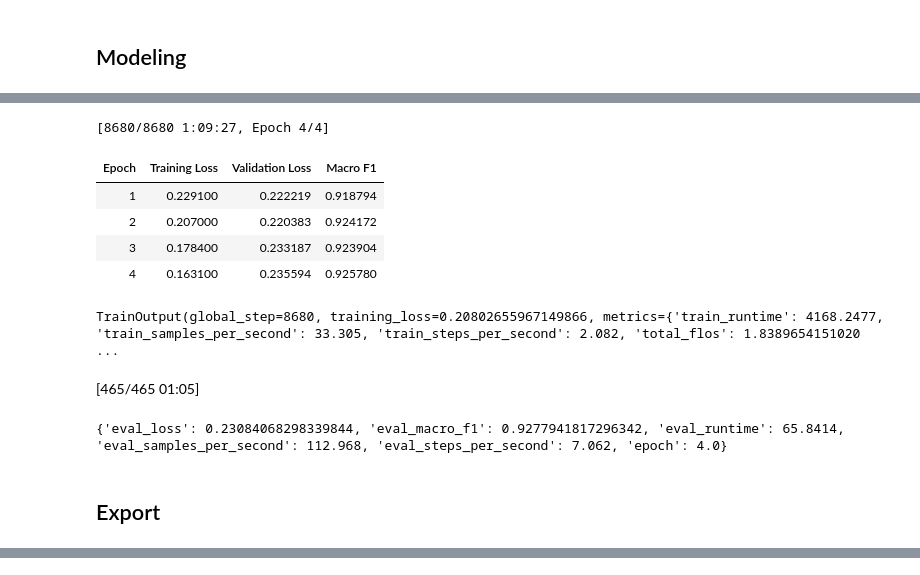
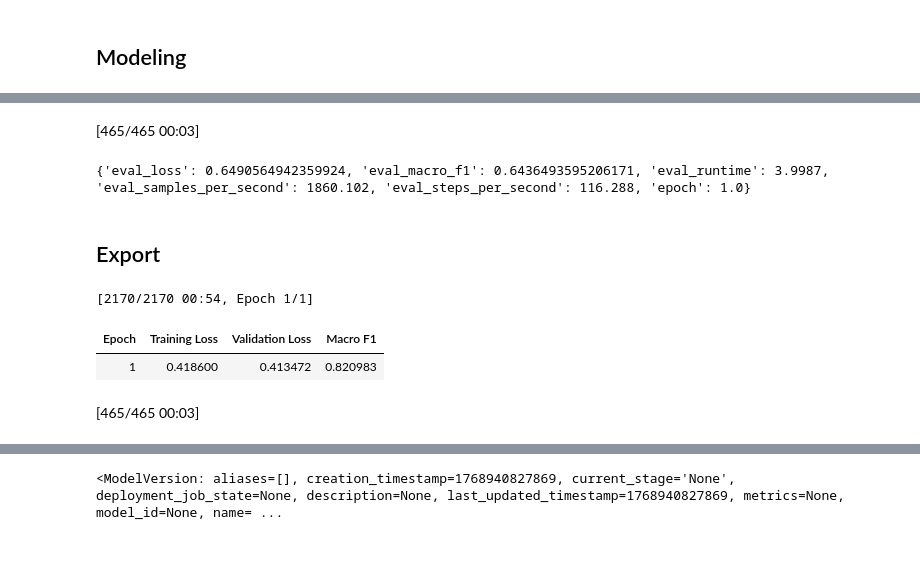
Before and after one commit to SantiagoDeStefano/ml-ops, a Jupyter notebook: film_sentiment.ipynb, the cells around one changed output, grey strips where cells are left out. Cells and saved outputs as stored; diff of their text form; code cells hidden in the pictures.

Commit message:
mlflow setup

```diff
--- a/film_sentiment.ipynb
+++ b/film_sentiment.ipynb
@@ -163,7 +165,7 @@ test_df["label"] = le.transform(test_df["Emotion"])
 num_labels = len(le.classes_)
 # %%
 # Tokenizer
-MODEL_NAME = "distilbert-base-uncased"
+MODEL_NAME = "prajjwal1/bert-tiny"
 tokenizer = AutoTokenizer.from_pretrained(MODEL_NAME)
 MAX_LENGTH = 512
 # %%
@@ -230,7 +232,7 @@ training_args = TrainingArguments(
     learning_rate=3e-6,
     per_device_train_batch_size=16,
     per_device_eval_batch_size=16,
-    num_train_epochs=4,
+    num_train_epochs=1,
     weight_decay=0.01,
     load_best_model_at_end=True,
     metric_for_best_model="eval_macro_f1"
@@ -243,24 +245,56 @@ trainer = Trainer(
     eval_dataset=SentimentDataset(val_df["text"].tolist(), val_df["label"].tolist()),
     compute_metrics=compute_metrics,
 )
-
-trainer.train()
-# %% [output]
-[8680/8680 1:09:27, Epoch 4/4]
-| Epoch | Training Loss | Validation Loss | Macro F1 |
-| 1 | 0.229100 | 0.222219 | 0.918794 |
-| 2 | 0.207000 | 0.220383 | 0.924172 |
-| 3 | 0.178400 | 0.233187 | 0.923904 |
-| 4 | 0.163100 | 0.235594 | 0.925780 |
-TrainOutput(global_step=8680, training_loss=0.20802655967149866, metrics={'train_runtime': 4168.2477, 'train_samples_per_second': 33.305, 'train_steps_per_second': 2.082, 'total_flos': 1.8389654151020 ...
 # %%
-test_metrics = trainer.evaluate(
-    SentimentDataset(test_df["text"].tolist(), test_df["label"].tolist())
-)
+# test_metrics = trainer.evaluate(
+#     SentimentDataset(test_df["text"].tolist(), test_df["label"].tolist())
+# )
 
-print(test_metrics)
+# print(test_metrics)
 # %% [output]
-[465/465 01:05]
+[465/465 00:03]
-{'eval_loss': 0.23084068298339844, 'eval_macro_f1': 0.9277941817296342, 'eval_runtime': 65.8414, 'eval_samples_per_second': 112.968, 'eval_steps_per_second': 7.062, 'epoch': 4.0}
+{'eval_loss': 0.6490564942359924, 'eval_macro_f1': 0.6436493595206171, 'eval_runtime': 3.9987, 'eval_samples_per_second': 1860.102, 'eval_steps_per_second': 116.288, 'epoch': 1.0}
 # %% [markdown]
 ## Export
+# %%
+# Keep track of the new model
+with mlflow.start_run() as run:
+    trainer.train()
+
+    test_metrics = trainer.evaluate(
+        SentimentDataset(
+            test_df["text"].tolist(),
+            test_df["label"].tolist()
+        )
+    )
+
+    mlflow.log_params({
+        "model_name": trainer.model.config._name_or_path,
+        "num_labels": trainer.model.config.num_labels
+    })
+
+    mlflow.log_metrics({
+        "eval_loss": test_metrics["eval_loss"],
+        "eval_macro_f1": test_metrics["eval_macro_f1"]
+    })
+
+    mlflow.transformers.log_model(
+        transformers_model={
+            "model": trainer.model,
+            "tokenizer": tokenizer
+        },
+        task="text-classification",
+        artifact_path="model"
+    )
+
+    run_id = run.info.run_id
+
+mlflow.register_model(
+    model_uri=f"runs:/{run_id}/model",
+    name="film-sentiment-transformer"
+)
+# %% [output]
+[2170/2170 00:54, Epoch 1/1]
+| Epoch | Training Loss | Validation Loss | Macro F1 |
+| 1 | 0.418600 | 0.413472 | 0.820983 |
+[465/465 00:03]
@@ -266,0 +310 @@ print(test_metrics)
+<ModelVersion: aliases=[], creation_timestamp=1768940827869, current_stage='None', deployment_job_state=None, description=None, last_updated_timestamp=1768940827869, metrics=None, model_id=None, name= ...
```
Also changed, not shown: parts of 3 cells of this notebook, 3 other files.
